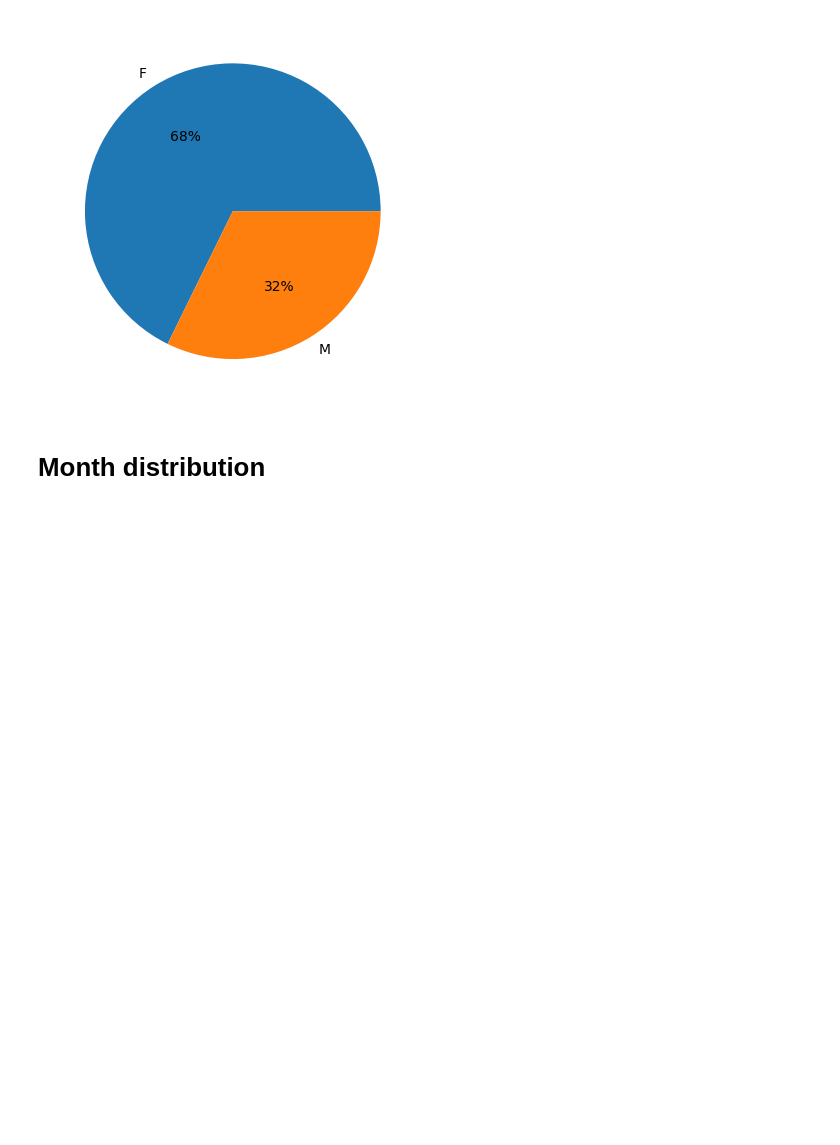
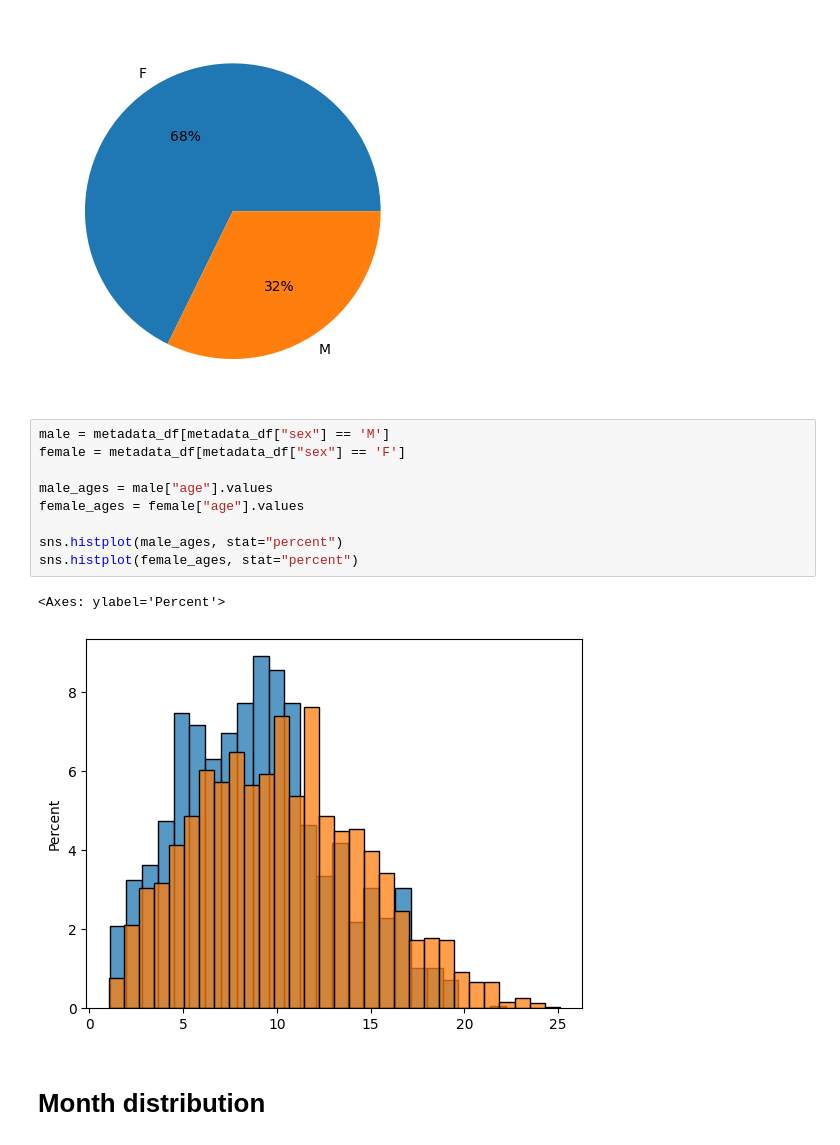
Before and after one commit to yuvaldotan/workshop_microbiome, a Jupyter notebook: data_dist.ipynb, the cells around one changed output. Drawn from its saved outputs; the diff is of its cells as text; blank space fills up the shorter version.

```diff
--- a/data_dist.ipynb
+++ b/data_dist.ipynb
@@ -17,6 +17,18 @@ plt.pie(sex_cnt/ np.sum(sex_cnt), labels=["F", "M"], autopct='%.0f%%')
 plt.show()
 # %% [output]
 [figure]
+# %%
+male = metadata_df[metadata_df["sex"] == 'M']
+female = metadata_df[metadata_df["sex"] == 'F']
+
+male_ages = male["age"].values
+female_ages = female["age"].values
+
+sns.histplot(male_ages, stat="percent")
+sns.histplot(female_ages, stat="percent")
+# %% [output]
+<Axes: ylabel='Percent'>
+[figure, added]
 # %% [markdown]
 # Month distribution
 # %%
```
